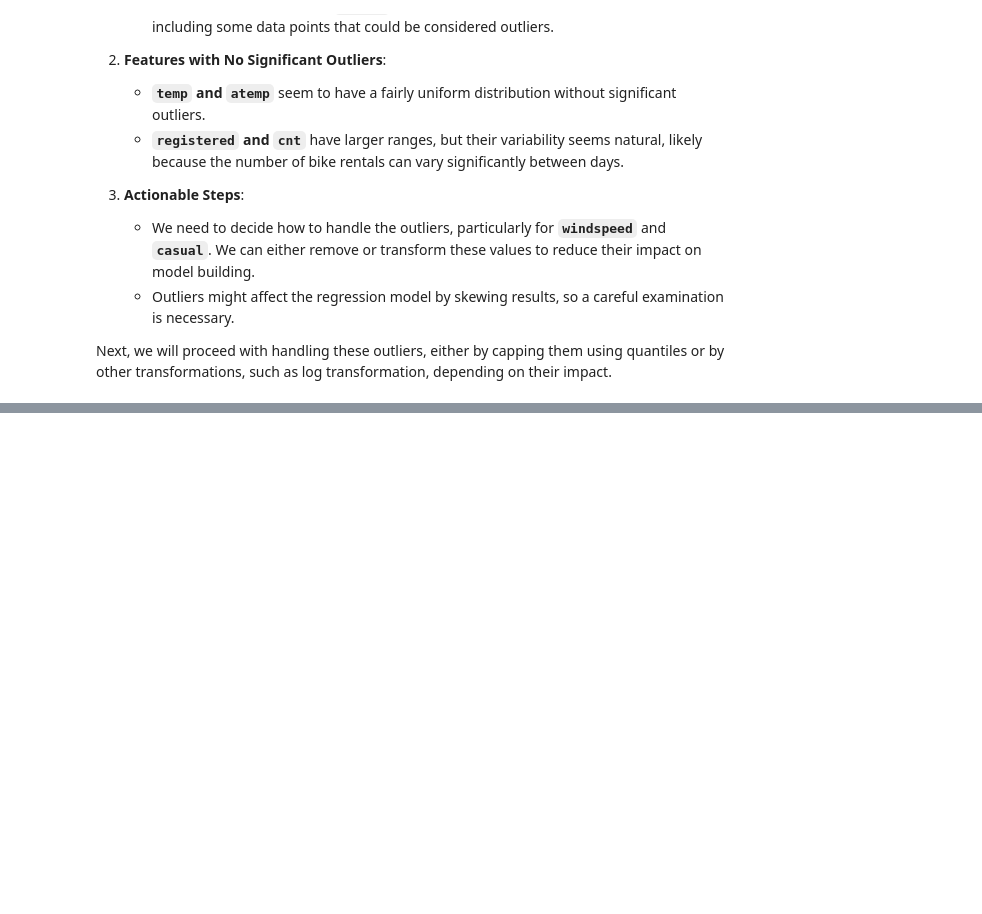
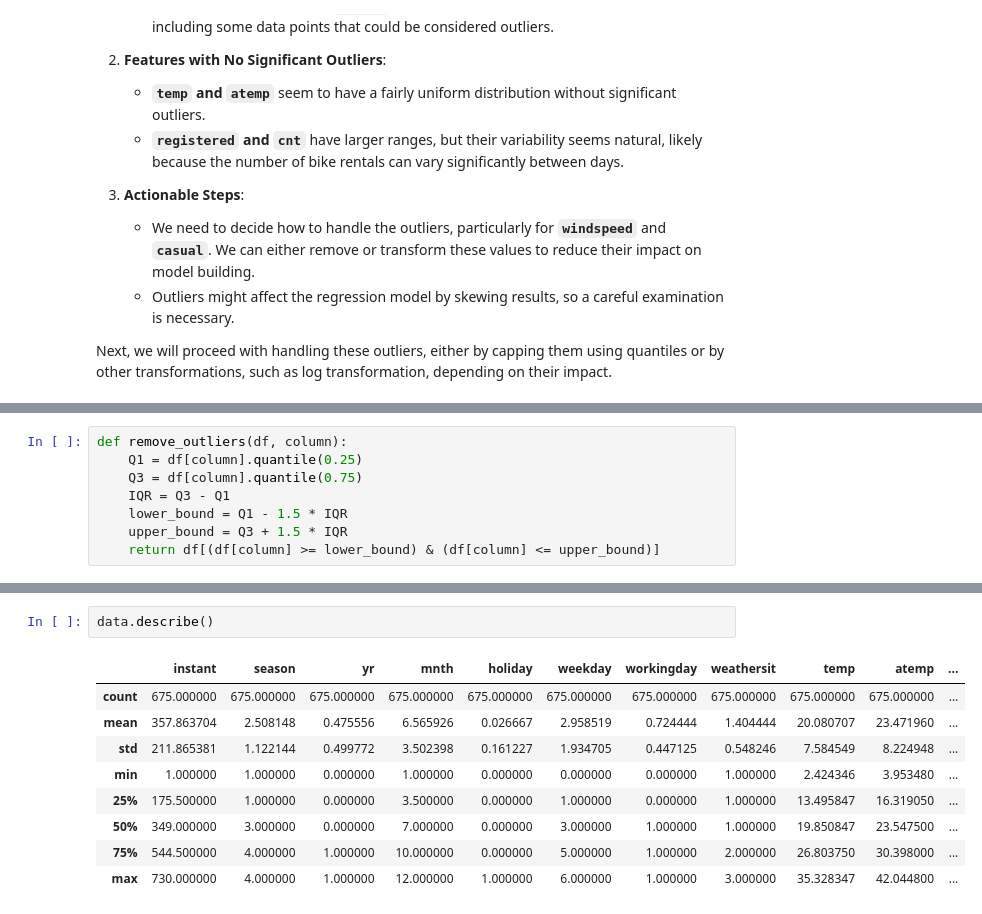
Before and after one commit to jafarijason/ds_002_boom_bikes_case_study_regression, a Jupyter notebook: Group_Facilitator_Jason_Jafari.ipynb, the cells around one changed output, grey strips where cells are left out. Drawn from its saved outputs; the diff is of its cells as text; blank space fills up the shorter version.

```diff
--- a/Group_Facilitator_Jason_Jafari.ipynb
+++ b/Group_Facilitator_Jason_Jafari.ipynb
@@ -183,0 +195,8 @@ Next, we will proceed with handling these outliers, either by capping them using
+# %%
+def remove_outliers(df, column):
+    Q1 = df[column].quantile(0.25)
+    Q3 = df[column].quantile(0.75)
+    IQR = Q3 - Q1
+    lower_bound = Q1 - 1.5 * IQR
+    upper_bound = Q3 + 1.5 * IQR
+    return df[(df[column] >= lower_bound) & (df[column] <= upper_bound)]
@@ -183,0 +247,12 @@ Next, we will proceed with handling these outliers, either by capping them using
+# %%
+data.describe()
+# %% [output]
+|  | instant | season | yr | mnth | holiday | weekday | workingday | weathersit | temp | atemp | ... |
+| count | 675.000000 | 675.000000 | 675.000000 | 675.000000 | 675.000000 | 675.000000 | 675.000000 | 675.000000 | 675.000000 | 675.000000 | ... |
+| mean | 357.863704 | 2.508148 | 0.475556 | 6.565926 | 0.026667 | 2.958519 | 0.724444 | 1.404444 | 20.080707 | 23.471960 | ... |
+| std | 211.865381 | 1.122144 | 0.499772 | 3.502398 | 0.161227 | 1.934705 | 0.447125 | 0.548246 | 7.584549 | 8.224948 | ... |
+| min | 1.000000 | 1.000000 | 0.000000 | 1.000000 | 0.000000 | 0.000000 | 0.000000 | 1.000000 | 2.424346 | 3.953480 | ... |
+| 25% | 175.500000 | 1.000000 | 0.000000 | 3.500000 | 0.000000 | 1.000000 | 0.000000 | 1.000000 | 13.495847 | 16.319050 | ... |
+| 50% | 349.000000 | 3.000000 | 0.000000 | 7.000000 | 0.000000 | 3.000000 | 1.000000 | 1.000000 | 19.850847 | 23.547500 | ... |
+| 75% | 544.500000 | 4.000000 | 1.000000 | 10.000000 | 0.000000 | 5.000000 | 1.000000 | 2.000000 | 26.803750 | 30.398000 | ... |
+| max | 730.000000 | 4.000000 | 1.000000 | 12.000000 | 1.000000 | 6.000000 | 1.000000 | 3.000000 | 35.328347 | 42.044800 | ... |
```
Also changed, not shown: parts of 14 cells of this notebook.
